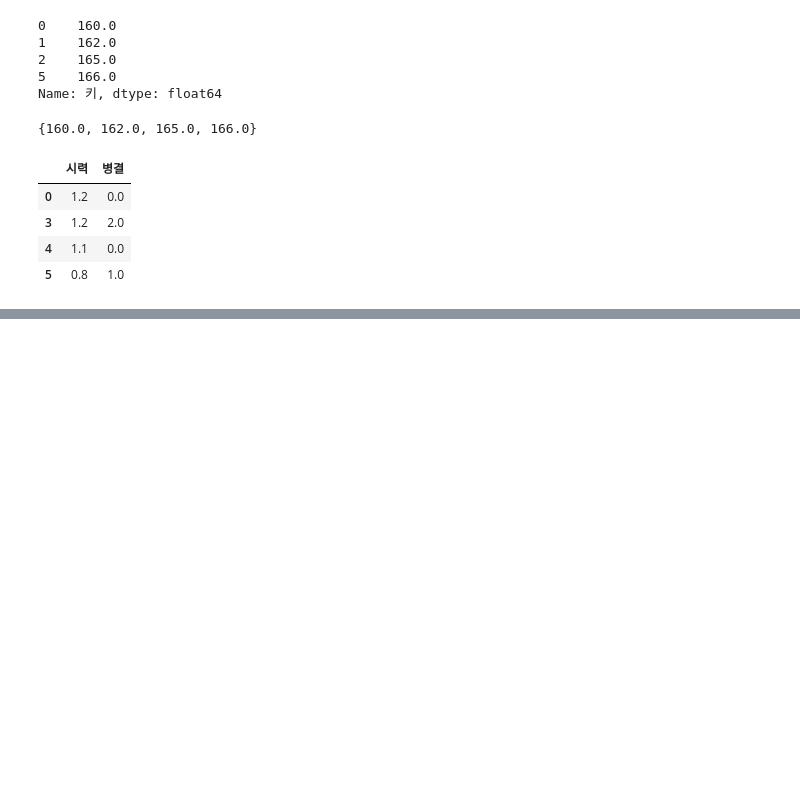
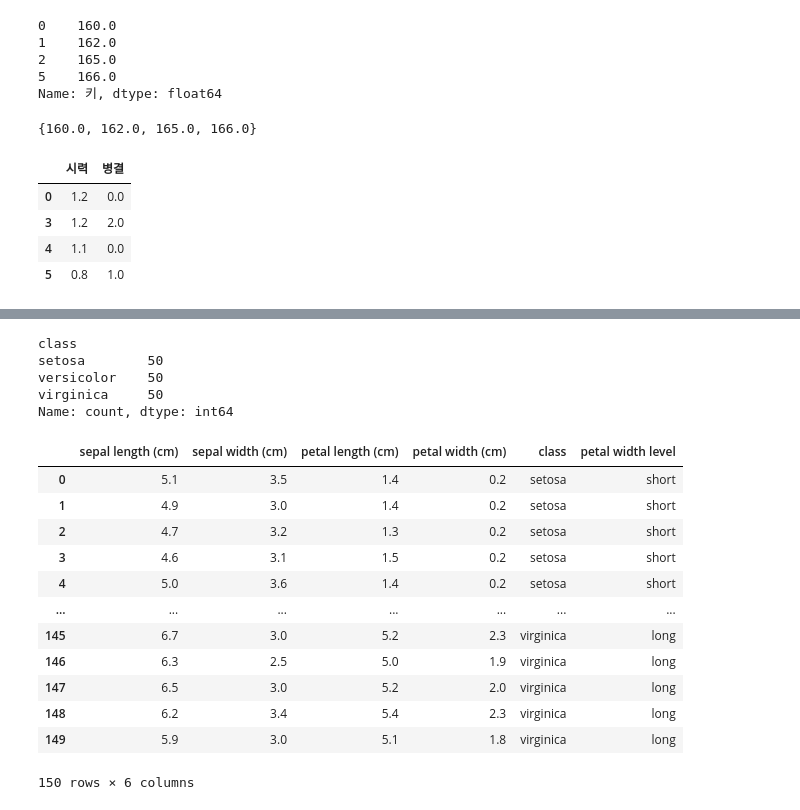
Before and after one commit to shbang-cmd/python_onebook, a Jupyter notebook: 파이썬한권으로끝내기_2장.ipynb, the cells around one changed output, grey strips where cells are left out. Cells and saved outputs as stored; diff of their text form; code cells hidden in the pictures; blank space fills up the shorter version.

```diff
--- a/파이썬한권으로끝내기_2장.ipynb
+++ b/파이썬한권으로끝내기_2장.ipynb
@@ -760,0 +982,11 @@ health[['시력', '병결']].drop_duplicates()
+# %%
+# 데이터 요약
+'''
+DataFrame.groupby(by=None, axis=0, level=None, as_index=True, sort=False, dropna=True).FUN()
+FUN() : 집계함수 ex) count(), sum(), min()...
+'''
+import pandas as pd
+from sklearn.datasets import load_iris
+IRIS = load_iris()
+iris = pd.DataFrame(IRIS.data, columns=IRIS.feature_names)
+IRIS
@@ -760,0 +1011,3 @@ health[['시력', '병결']].drop_duplicates()
+# %%
+iris['class'] = IRIS.target
+iris
@@ -760,0 +1028,3 @@ health[['시력', '병결']].drop_duplicates()
+# %%
+iris['class'] = iris['class'].map({0:'setosa', 1:'versicolor', 2:'virginica'})  # 숫자를 문자로 바꾼다.
+iris
@@ -760,0 +1053,26 @@ health[['시력', '병결']].drop_duplicates()
+# %%
+# 도수분포표
+pd.Series(iris['class']).value_counts()  # 값의 갯수를 카운트
+# %% [output]
+class
+setosa        50
+versicolor    50
+virginica     50
+Name: count, dtype: int64
+# %%
+iris['petal width level'] = pd.qcut(iris['petal width (cm)'], q=3, labels=['short','middle','long'])  # 구간에 따라 나눈다.
+iris
+# %% [output]
+|  | sepal length (cm) | sepal width (cm) | petal length (cm) | petal width (cm) | class | petal width level |
+| 0 | 5.1 | 3.5 | 1.4 | 0.2 | setosa | short |
+| 1 | 4.9 | 3.0 | 1.4 | 0.2 | setosa | short |
+| 2 | 4.7 | 3.2 | 1.3 | 0.2 | setosa | short |
+| 3 | 4.6 | 3.1 | 1.5 | 0.2 | setosa | short |
+| 4 | 5.0 | 3.6 | 1.4 | 0.2 | setosa | short |
+| ... | ... | ... | ... | ... | ... | ... |
+| 145 | 6.7 | 3.0 | 5.2 | 2.3 | virginica | long |
+| 146 | 6.3 | 2.5 | 5.0 | 1.9 | virginica | long |
+| 147 | 6.5 | 3.0 | 5.2 | 2.0 | virginica | long |
+| 148 | 6.2 | 3.4 | 5.4 | 2.3 | virginica | long |
+| 149 | 5.9 | 3.0 | 5.1 | 1.8 | virginica | long |
+150 rows × 6 columns
```
Also changed, not shown: parts of 37 cells of this notebook.
